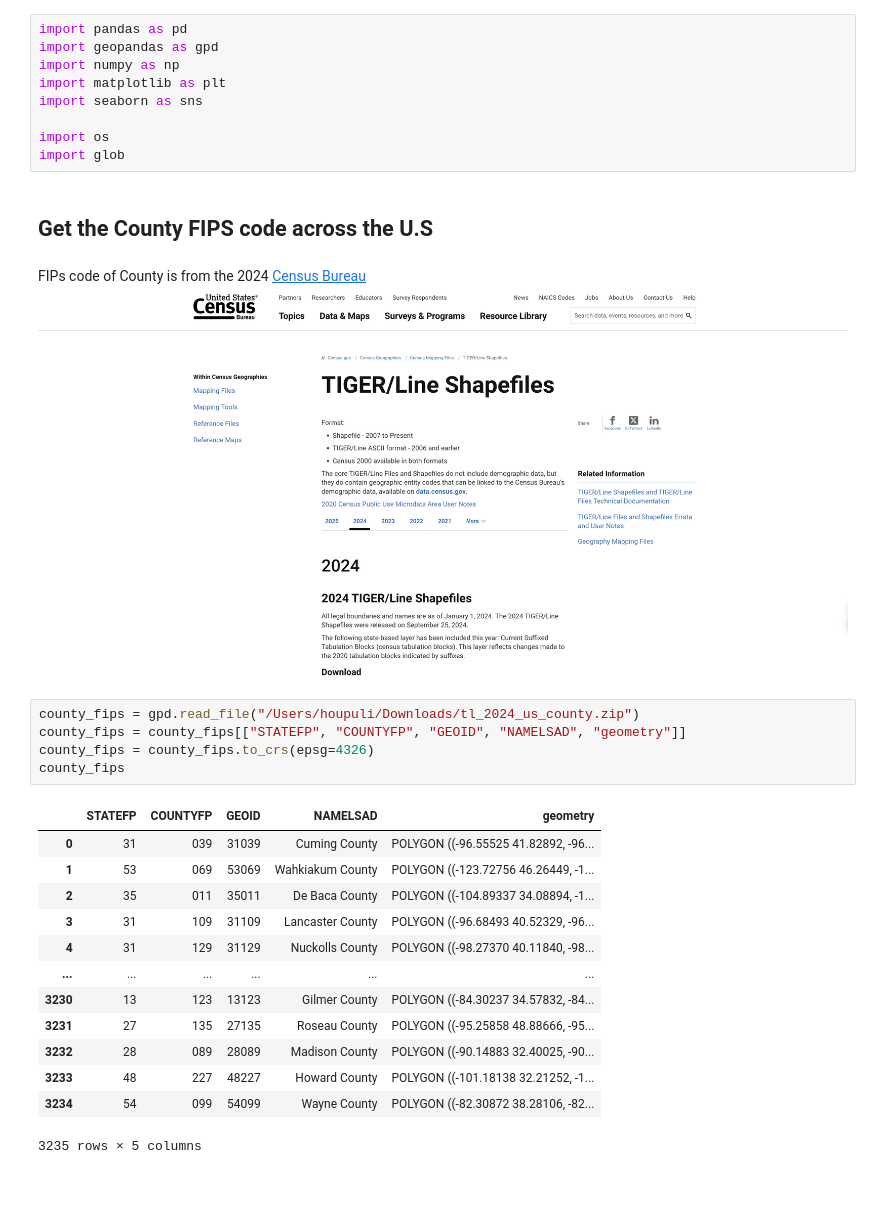
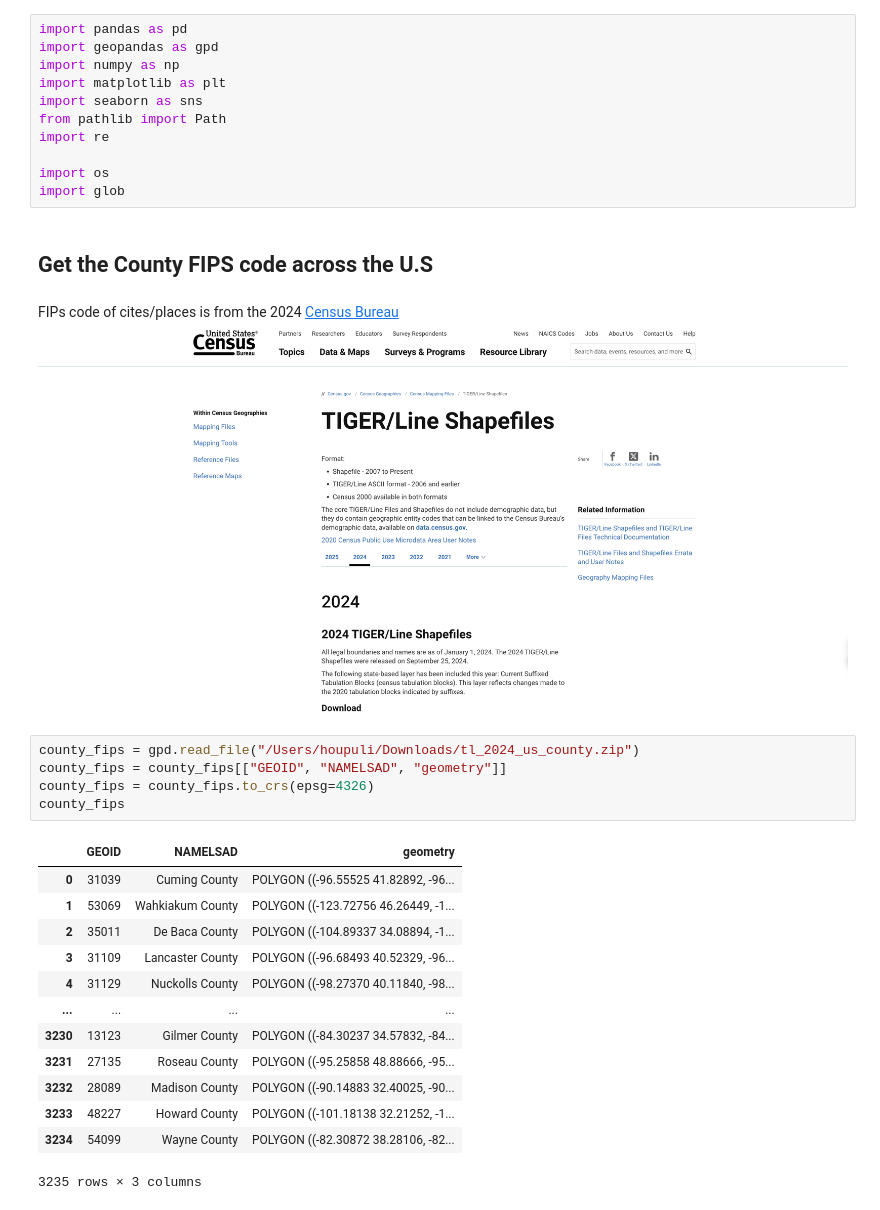
Before and after one commit to HOUPU1993/Redline-Map-Project, a Jupyter notebook: Unique Map name.ipynb, the cells around one changed output. Drawn from its saved outputs; the diff is of its cells as text.

```diff
--- a/Unique Map name.ipynb
+++ b/Unique Map name.ipynb
@@ -4,30 +4,32 @@ import geopandas as gpd
 import numpy as np
 import matplotlib as plt
 import seaborn as sns
+from pathlib import Path
+import re
 
 import os
 import glob
 # %% [markdown]
 ## Get the County FIPS code across the U.S
 # %% [markdown]
-FIPs code of County is from the 2024 [Census Bureau](https://www.census.gov/geographies/mapping-files/time-series/geo/tiger-line-file.2024.html#list-tab-790442341)
+FIPs code of cites/places is from the 2024 [Census Bureau](https://www.census.gov/geographies/mapping-files/time-series/geo/tiger-line-file.2024.html#list-tab-790442341)
 ![image.png](attachment:image.png)
 # %%
 county_fips = gpd.read_file("/Users/houpuli/Downloads/tl_2024_us_county.zip")
-county_fips = county_fips[["STATEFP", "COUNTYFP", "GEOID", "NAMELSAD", "geometry"]]
+county_fips = county_fips[["GEOID", "NAMELSAD", "geometry"]]
 county_fips = county_fips.to_crs(epsg=4326)
 county_fips
 # %% [output]
-|  | STATEFP | COUNTYFP | GEOID | NAMELSAD | geometry |
-| 0 | 31 | 039 | 31039 | Cuming County | POLYGON ((-96.55525 41.82892, -96... |
-| 1 | 53 | 069 | 53069 | Wahkiakum County | POLYGON ((-123.72756 46.26449, -1... |
-| 2 | 35 | 011 | 35011 | De Baca County | POLYGON ((-104.89337 34.08894, -1... |
-| 3 | 31 | 109 | 31109 | Lancaster County | POLYGON ((-96.68493 40.52329, -96... |
-| 4 | 31 | 129 | 31129 | Nuckolls County | POLYGON ((-98.27370 40.11840, -98... |
-| ... | ... | ... | ... | ... | ... |
-| 3230 | 13 | 123 | 13123 | Gilmer County | POLYGON ((-84.30237 34.57832, -84... |
-| 3231 | 27 | 135 | 27135 | Roseau County | POLYGON ((-95.25858 48.88666, -95... |
-| 3232 | 28 | 089 | 28089 | Madison County | POLYGON ((-90.14883 32.40025, -90... |
-| 3233 | 48 | 227 | 48227 | Howard County | POLYGON ((-101.18138 32.21252, -1... |
-| 3234 | 54 | 099 | 54099 | Wayne County | POLYGON ((-82.30872 38.28106, -82... |
+|  | GEOID | NAMELSAD | geometry |
+| 0 | 31039 | Cuming County | POLYGON ((-96.55525 41.82892, -96... |
+| 1 | 53069 | Wahkiakum County | POLYGON ((-123.72756 46.26449, -1... |
+| 2 | 35011 | De Baca County | POLYGON ((-104.89337 34.08894, -1... |
+| 3 | 31109 | Lancaster County | POLYGON ((-96.68493 40.52329, -96... |
+| 4 | 31129 | Nuckolls County | POLYGON ((-98.27370 40.11840, -98... |
+| ... | ... | ... | ... |
+| 3230 | 13123 | Gilmer County | POLYGON ((-84.30237 34.57832, -84... |
+| 3231 | 27135 | Roseau County | POLYGON ((-95.25858 48.88666, -95... |
+| 3232 | 28089 | Madison County | POLYGON ((-90.14883 32.40025, -90... |
+| 3233 | 48227 | Howard County | POLYGON ((-101.18138 32.21252, -1... |
+| 3234 | 54099 | Wayne County | POLYGON ((-82.30872 38.28106, -82... |
-3235 rows × 5 columns
+3235 rows × 3 columns
```
Also changed, not shown: parts of 9 cells of this notebook.
